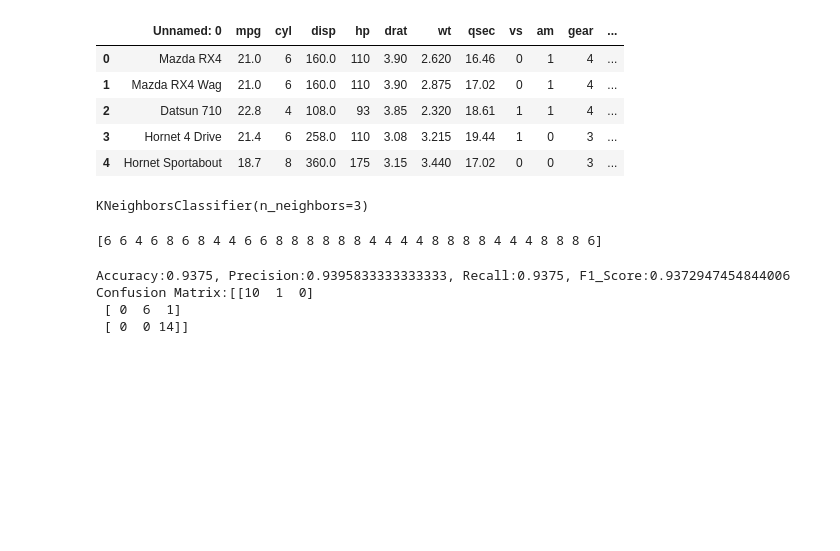
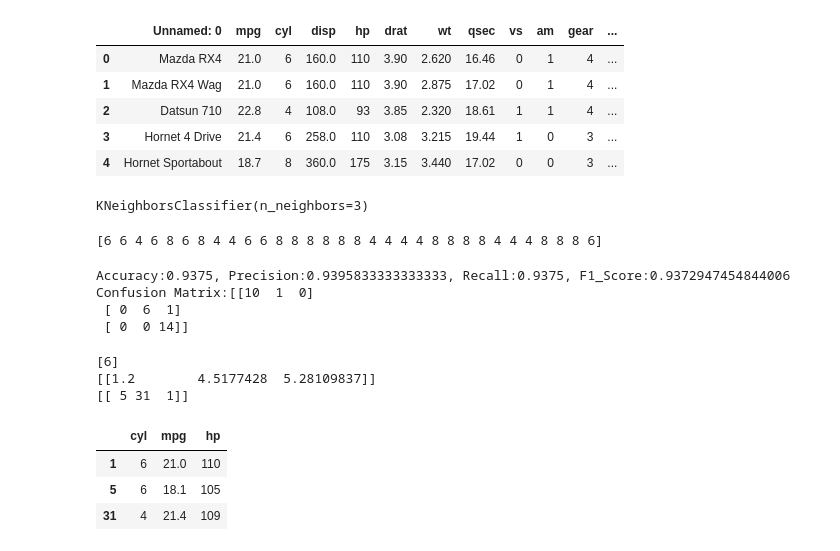
Before and after one commit to walperju/GoogleCollab, a Jupyter notebook: knn.ipynb, the cells around one changed output. Saved outputs shown, nothing was run; the diff lists cells and outputs as text; code cells hidden in the pictures; blank space fills up the shorter version.

```diff
--- a/knn.ipynb
+++ b/knn.ipynb
@@ -49,0 +47,24 @@ new_data = np.array([[19.3, 105]])
+# %%
+#'mpg','hp' variaveis independentes usadas para prever o numero de cilindros 'cyl'
+new_data = np.array([[19.3, 105]]) #consumo, cavalo
+
+previsao = modelo.predict(new_data)
+print(previsao)
+
+distances, indices = modelo.kneighbors(new_data)
+print(distances)
+print(indices)
+
+#cyl variavel dependente que será o objeto de previsão
+# %% [output]
+[6]
+[[1.2        4.5177428  5.28109837]]
+[[ 5 31  1]]
+# %%
+localizacao = mt_cars.loc[[1, 5, 31],[ "cyl", "mpg", "hp"]]
+localizacao
+# %% [output]
+|  | cyl | mpg | hp |
+| 1 | 6 | 21.0 | 110 |
+| 5 | 6 | 18.1 | 105 |
+| 31 | 4 | 21.4 | 109 |
```
Also changed, not shown: parts of 3 cells of this notebook.
